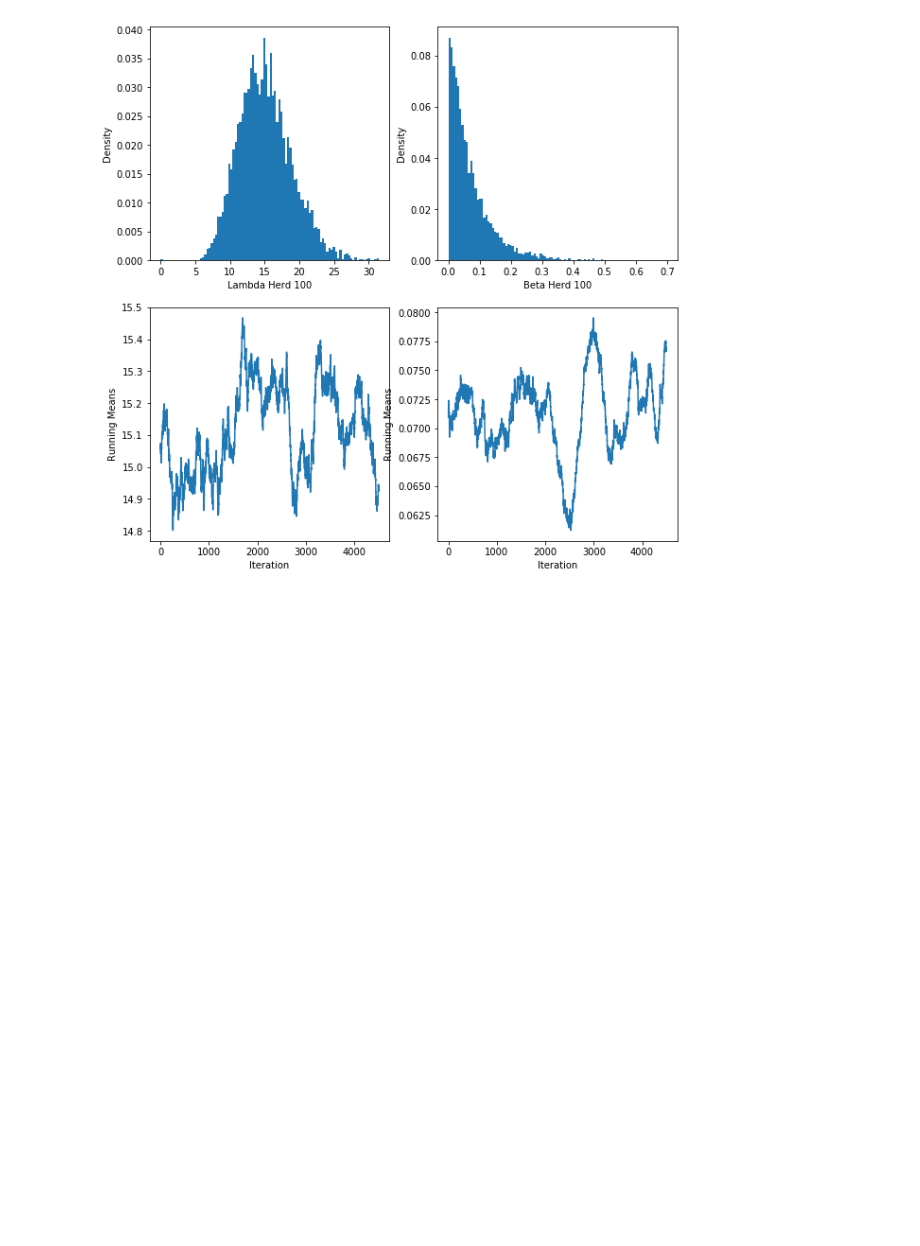
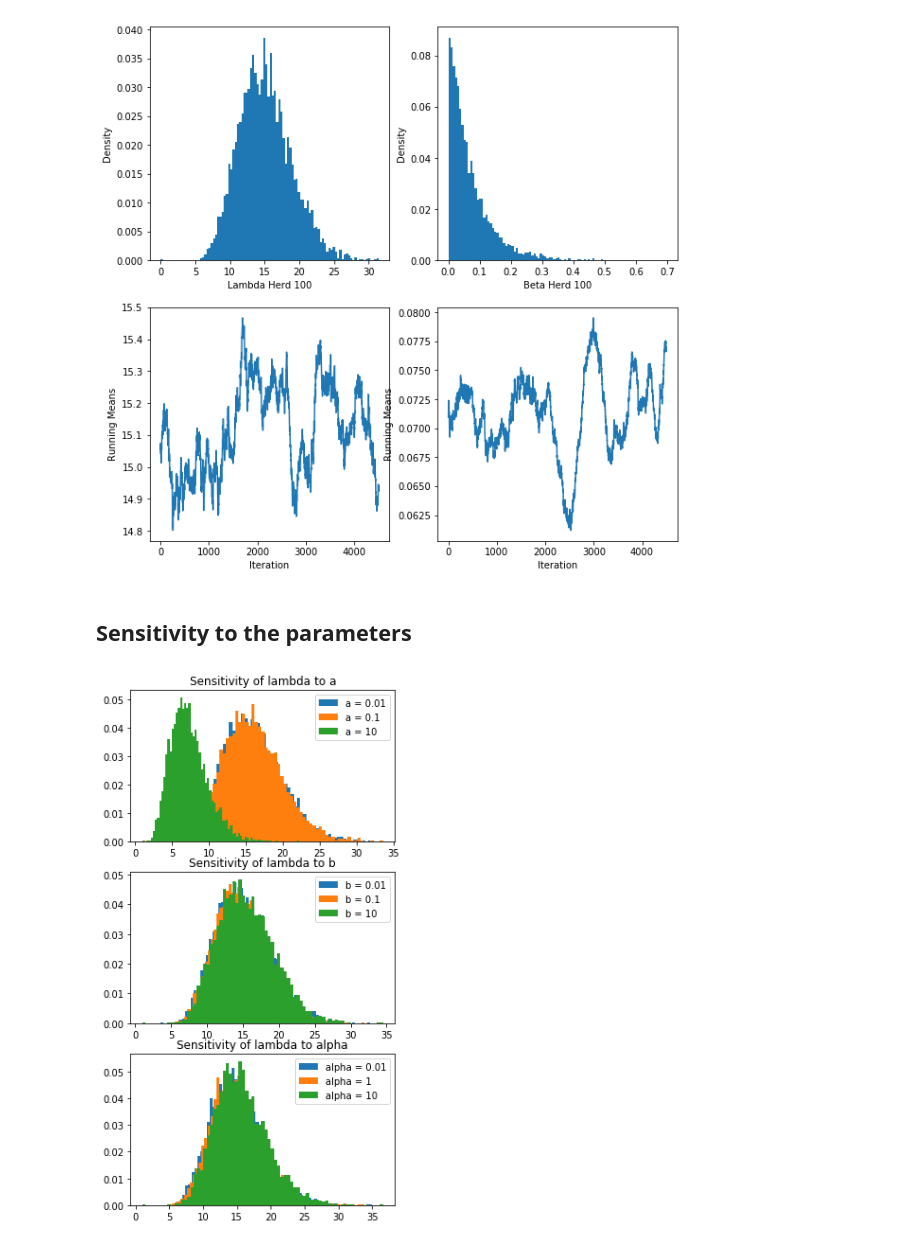
Before and after one commit to sally14/ComputationalStats, a Jupyter notebook: TD3/gibbs_mastitis.ipynb, the cells around one changed output. Cells and saved outputs as stored; diff of their text form; code cells hidden in the pictures; blank space fills up the shorter version.

```diff
--- a/TD3/gibbs_mastitis.ipynb
+++ b/TD3/gibbs_mastitis.ipynb
@@ -126,3 +126,5 @@ lamb, beta = generate_n_samples_gibbs(mastisis_per_herd[99], lambda0, beta0, a,
 plot_simulation(lamb, beta, 100)
 # %% [output]
 [figure]
+# %% [markdown]
+## Sensitivity to the parameters
@@ -128,0 +237,6 @@ plot_simulation(lamb, beta, 100)
+# %%
+plt.rcParams["figure.figsize"] = (5, 10)
+
+plot_sensitivity_lambda(100, [0.01, 0.1, 10], [0.01, 0.1, 10], [0.01, 1, 10 ], 5000 )
+# %% [output]
+[figure, added]
```
Also changed, not shown: parts of 3 cells of this notebook.
